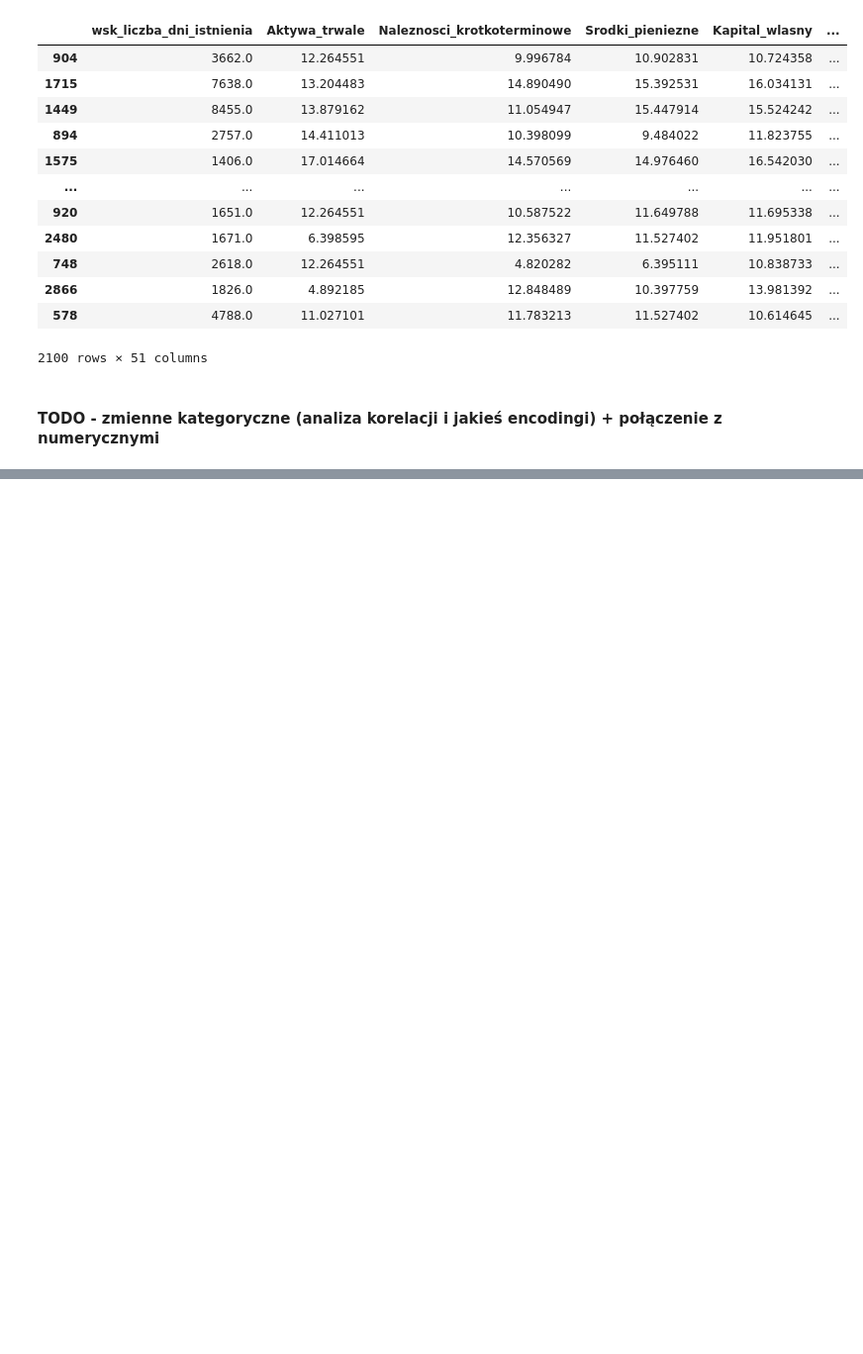
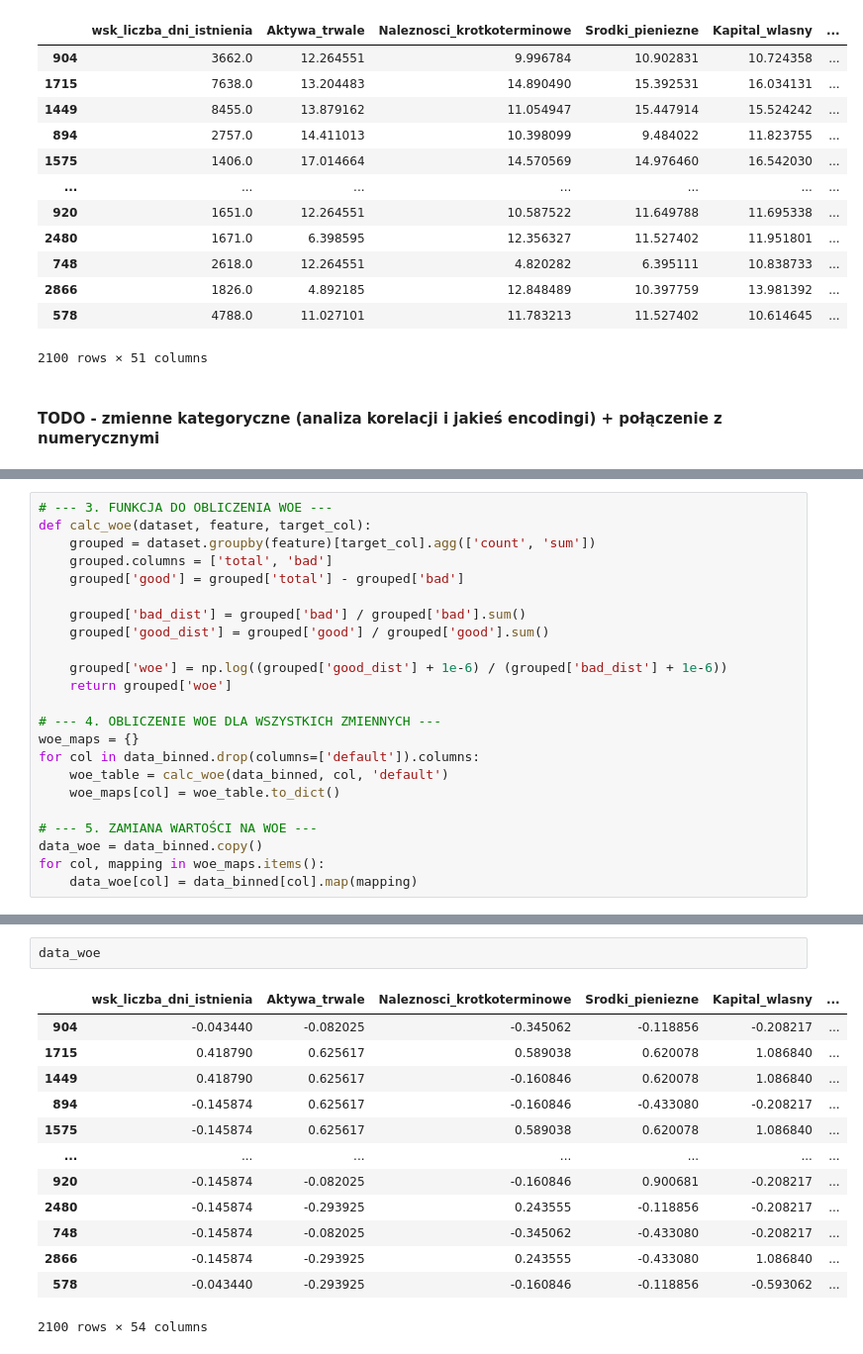
Before and after one commit to Karol315/Interpretability_of_machine_learning_project, a Jupyter notebook: Scoring.ipynb, the cells around one changed output, grey strips where cells are left out. Shown at 99% size. Drawn from its saved outputs; the diff is of its cells as text; blank space fills up the shorter version.

```diff
--- a/Scoring.ipynb
+++ b/Scoring.ipynb
@@ -606,0 +650,23 @@ df_num
+# %%
+# --- 3. FUNKCJA DO OBLICZENIA WOE ---
+def calc_woe(dataset, feature, target_col):
+    grouped = dataset.groupby(feature)[target_col].agg(['count', 'sum'])
+    grouped.columns = ['total', 'bad']
+    grouped['good'] = grouped['total'] - grouped['bad']
+
+    grouped['bad_dist'] = grouped['bad'] / grouped['bad'].sum()
+    grouped['good_dist'] = grouped['good'] / grouped['good'].sum()
+
+    grouped['woe'] = np.log((grouped['good_dist'] + 1e-6) / (grouped['bad_dist'] + 1e-6))
+    return grouped['woe']
+
+# --- 4. OBLICZENIE WOE DLA WSZYSTKICH ZMIENNYCH ---
+woe_maps = {}
+for col in data_binned.drop(columns=['default']).columns:
+    woe_table = calc_woe(data_binned, col, 'default')
+    woe_maps[col] = woe_table.to_dict()
+
+# --- 5. ZAMIANA WARTOŚCI NA WOE ---
+data_woe = data_binned.copy()
+for col, mapping in woe_maps.items():
+    data_woe[col] = data_binned[col].map(mapping)
@@ -606,0 +695,16 @@ df_num
+# %%
+data_woe
+# %% [output]
+|  | wsk_liczba_dni_istnienia | Aktywa_trwale | Naleznosci_krotkoterminowe | Srodki_pieniezne | Kapital_wlasny | ... |
+| 904 | -0.043440 | -0.082025 | -0.345062 | -0.118856 | -0.208217 | ... |
+| 1715 | 0.418790 | 0.625617 | 0.589038 | 0.620078 | 1.086840 | ... |
+| 1449 | 0.418790 | 0.625617 | -0.160846 | 0.620078 | 1.086840 | ... |
+| 894 | -0.145874 | 0.625617 | -0.160846 | -0.433080 | -0.208217 | ... |
+| 1575 | -0.145874 | 0.625617 | 0.589038 | 0.620078 | 1.086840 | ... |
+| ... | ... | ... | ... | ... | ... | ... |
+| 920 | -0.145874 | -0.082025 | -0.160846 | 0.900681 | -0.208217 | ... |
+| 2480 | -0.145874 | -0.293925 | 0.243555 | -0.118856 | -0.208217 | ... |
+| 748 | -0.145874 | -0.082025 | -0.345062 | -0.433080 | -0.208217 | ... |
+| 2866 | -0.145874 | -0.293925 | 0.243555 | -0.433080 | 1.086840 | ... |
+| 578 | -0.043440 | -0.293925 | -0.160846 | -0.118856 | -0.593062 | ... |
+2100 rows × 54 columns
```
Also changed, not shown: parts of 7 cells of this notebook, 1 other file.
